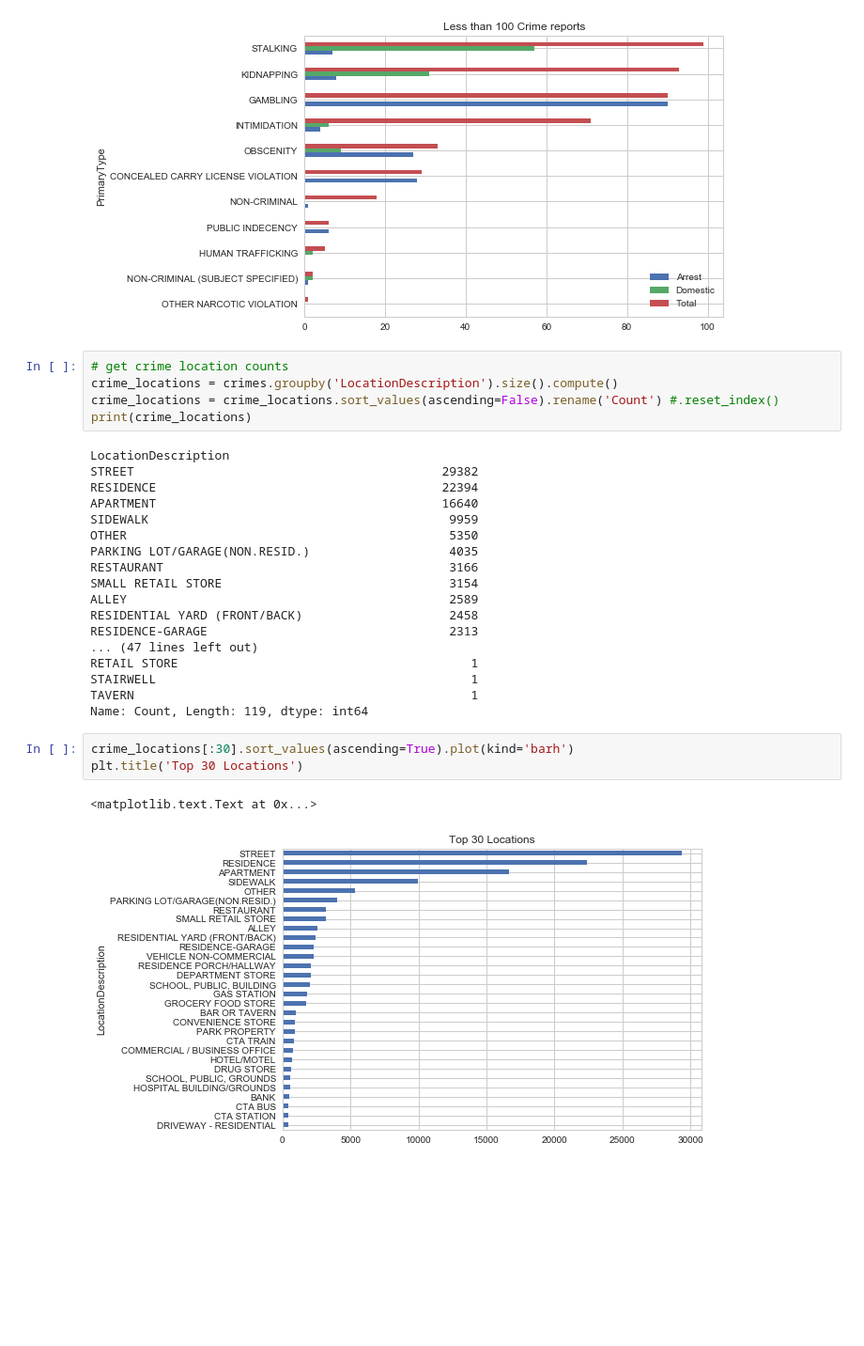
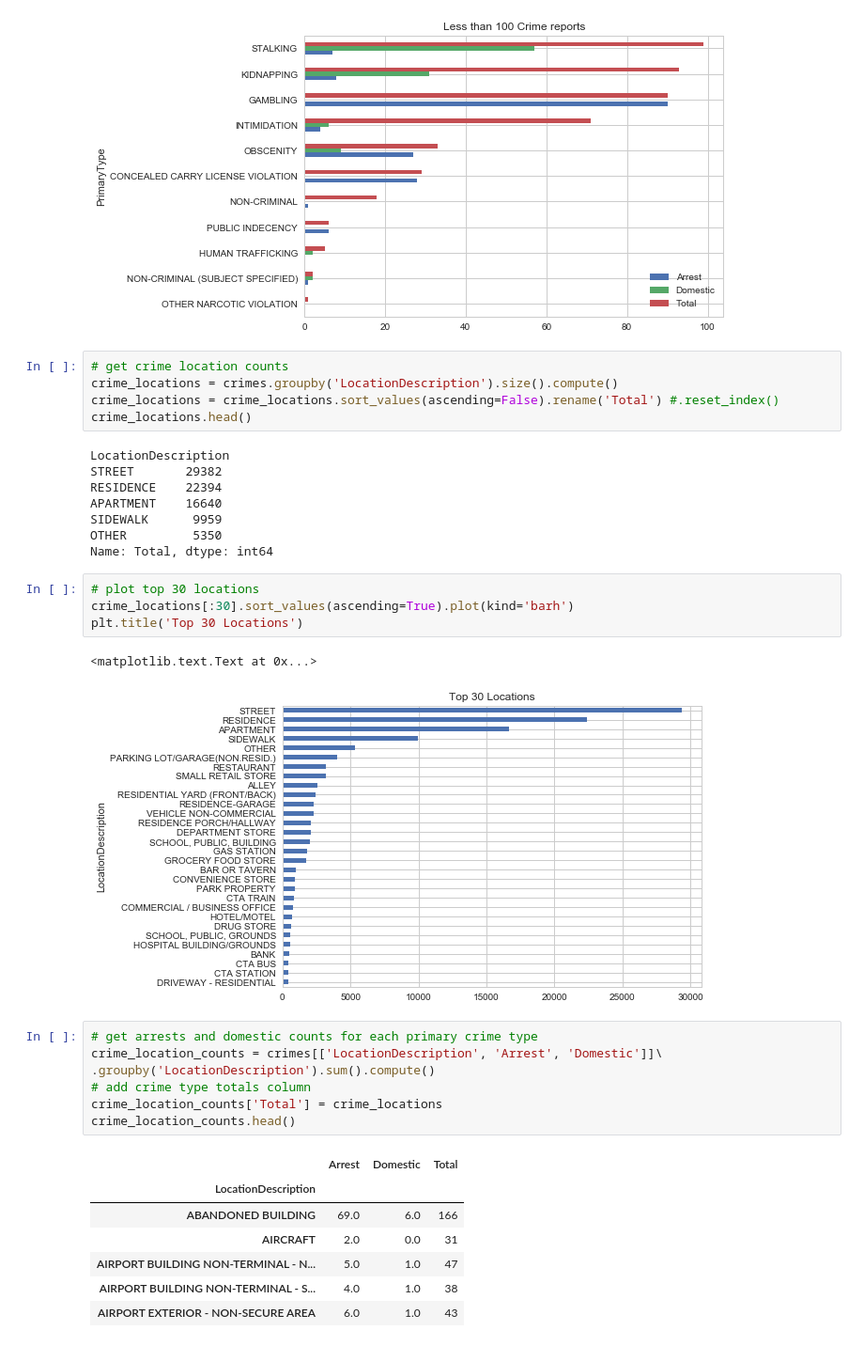
Before and after one commit to RandomFractals/ChicagoCrimes, a Jupyter notebook: notebooks/crime-plots.ipynb, the cells around one changed output. Shown at 94% size. Drawn from its saved outputs; the diff is of its cells as text; blank space fills up the shorter version.

```diff
--- a/notebooks/crime-plots.ipynb
+++ b/notebooks/crime-plots.ipynb
@@ -181,29 +181,35 @@ plt.title('Less than 100 Crime reports')
 # %%
 # get crime location counts
 crime_locations = crimes.groupby('LocationDescription').size().compute()
-crime_locations = crime_locations.sort_values(ascending=False).rename('Count') #.reset_index()
-print(crime_locations)
+crime_locations = crime_locations.sort_values(ascending=False).rename('Total') #.reset_index()
+crime_locations.head()
 # %% [output]
 LocationDescription
-STREET                                          29382
-RESIDENCE                                       22394
-APARTMENT                                       16640
-SIDEWALK                                         9959
-OTHER                                            5350
-PARKING LOT/GARAGE(NON.RESID.)                   4035
-RESTAURANT                                       3166
-SMALL RETAIL STORE                               3154
-ALLEY                                            2589
-RESIDENTIAL YARD (FRONT/BACK)                    2458
-RESIDENCE-GARAGE                                 2313
-... (47 lines left out)
-RETAIL STORE                                        1
-STAIRWELL                                           1
-TAVERN                                              1
-Name: Count, Length: 119, dtype: int64
+STREET       29382
+RESIDENCE    22394
+APARTMENT    16640
+SIDEWALK      9959
+OTHER         5350
+Name: Total, dtype: int64
 # %%
+# plot top 30 locations
 crime_locations[:30].sort_values(ascending=True).plot(kind='barh')
 plt.title('Top 30 Locations')
 # %% [output]
 <matplotlib.text.Text at 0x...>
 [figure]
+# %%
+# get arrests and domestic counts for each primary crime type
+crime_location_counts = crimes[['LocationDescription', 'Arrest', 'Domestic']]\
+.groupby('LocationDescription').sum().compute()
+# add crime type totals column
+crime_location_counts['Total'] = crime_locations
+crime_location_counts.head()
+# %% [output]
+|  | Arrest | Domestic | Total |
+| LocationDescription |  |  |  |
+| ABANDONED BUILDING | 69.0 | 6.0 | 166 |
+| AIRCRAFT | 2.0 | 0.0 | 31 |
+| AIRPORT BUILDING NON-TERMINAL - N... | 5.0 | 1.0 | 47 |
+| AIRPORT BUILDING NON-TERMINAL - S... | 4.0 | 1.0 | 38 |
+| AIRPORT EXTERIOR - NON-SECURE AREA | 6.0 | 1.0 | 43 |
```
Also changed, not shown: parts of 5 cells of this notebook.
